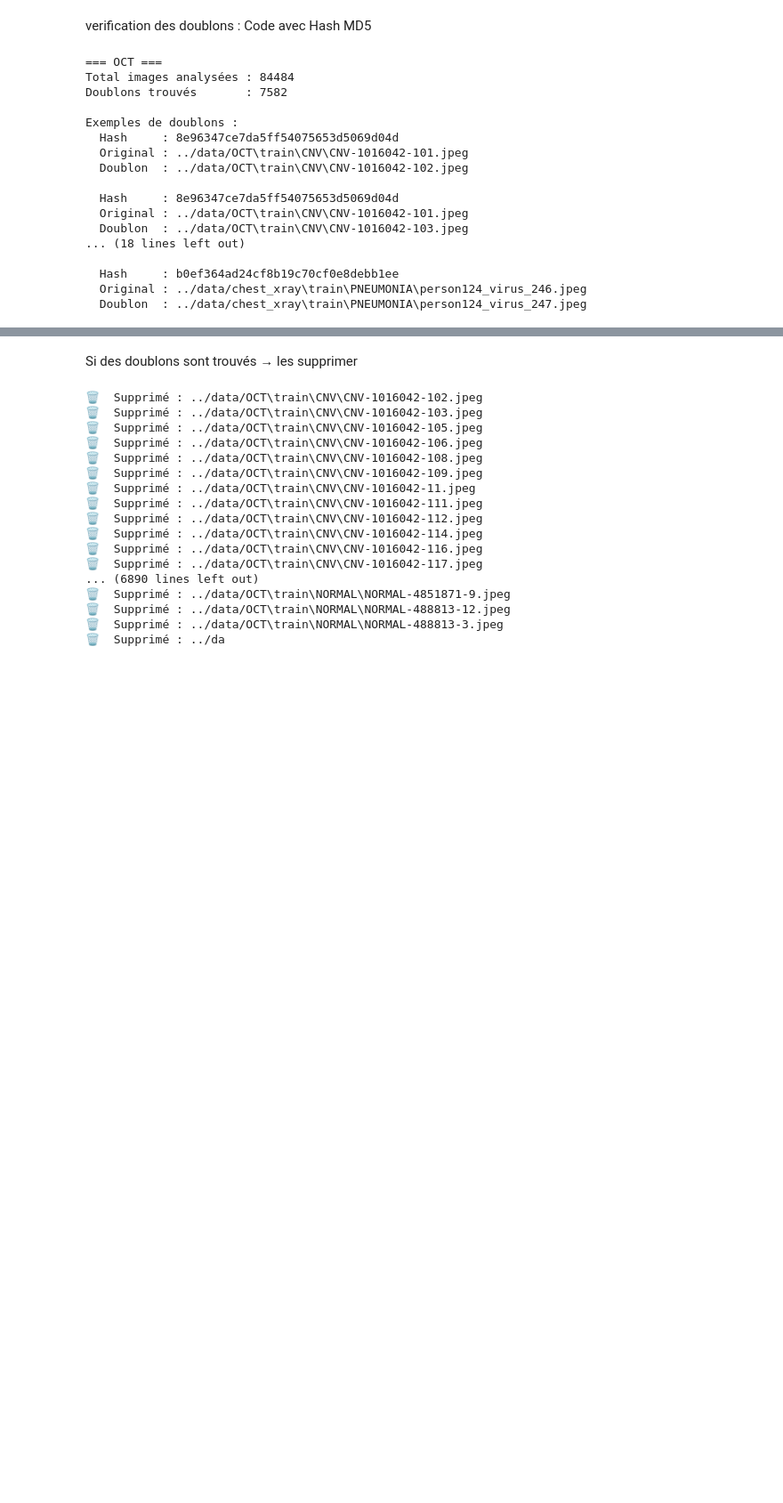
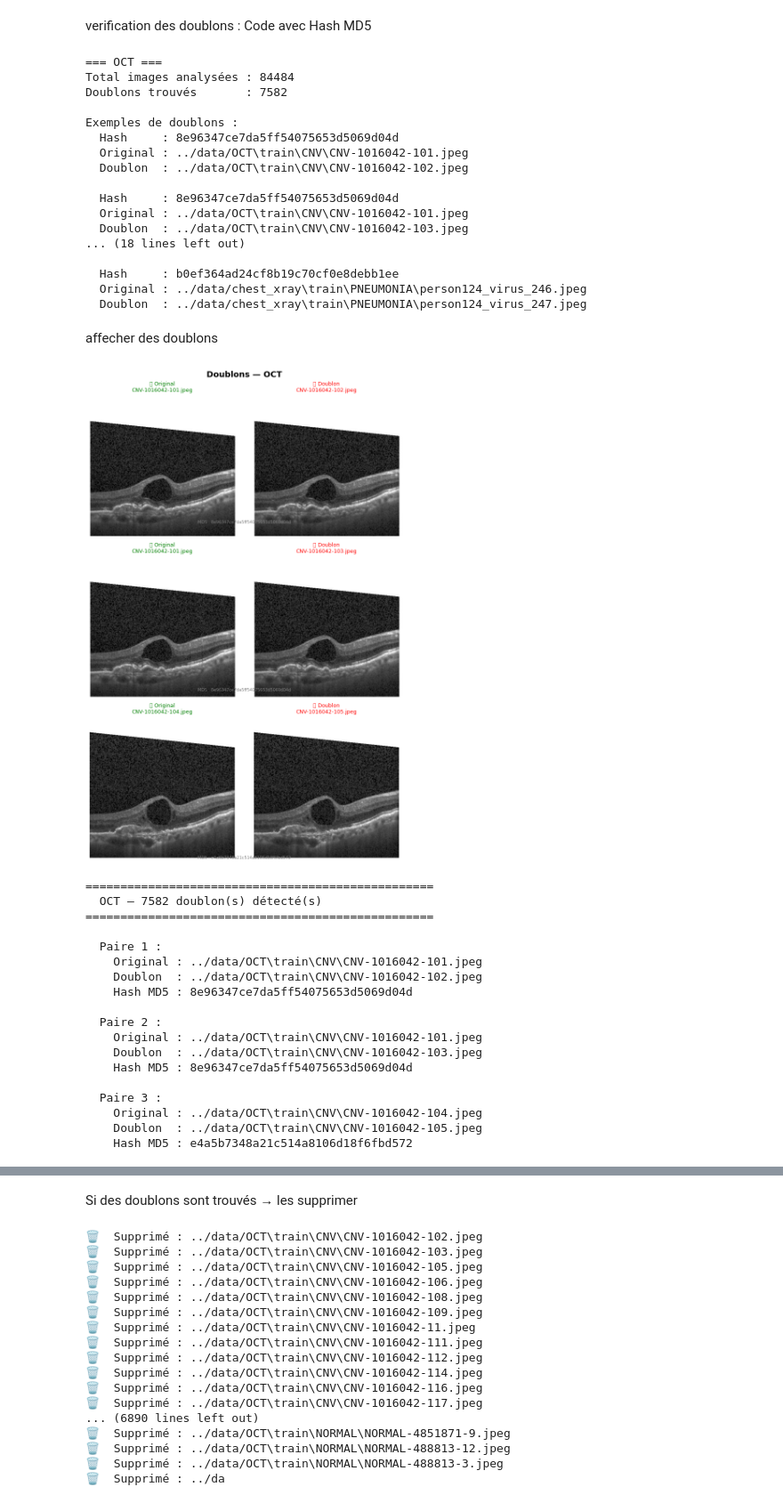
Before and after one commit to zineb-elgaout/Medical-Image-Classification-ResNet50-EfficientNet-B0, a Jupyter notebook: notebooks/02 — Preprocessing.ipynb, the cells around one changed output, grey strips where cells are left out. Shown at 89% size. Drawn from its saved outputs; the diff is of its cells as text; code cells hidden in the pictures; blank space fills up the shorter version.

Commit message:
afficher des doublons

```diff
--- a/notebooks/02 — Preprocessing.ipynb
+++ b/notebooks/02 — Preprocessing.ipynb
@@ -136,3 +136,82 @@ Exemples de doublons :
   Hash     : b0ef364ad24cf8b19c70cf0e8debb1ee
   Original : ../data/chest_xray\train\PNEUMONIA\person124_virus_246.jpeg
   Doublon  : ../data/chest_xray\train\PNEUMONIA\person124_virus_247.jpeg
+# %% [markdown]
+affecher des doublons
+# %%
+def afficher_exemple_doublon(doublons, titre, n=3):
+    if not doublons:
+        print(f"✅ Aucun doublon dans {titre}")
+        return
+
+    # Prendre les n premiers doublons
+    exemples = doublons[:n]
+    fig, axes = plt.subplots(n, 2, figsize=(8, n * 4))
+    fig.suptitle(f"Doublons — {titre}", fontsize=14, fontweight='bold')
+
+    # Si un seul doublon, axes n'est pas 2D → forcer 2D
+    if n == 1:
+        axes = [axes]
+
+    for i, d in enumerate(exemples):
+        img_orig    = Image.open(d['original']).convert('RGB')
+        img_doublon = Image.open(d['doublon']).convert('RGB')
+
+        # ── Original ──────────────────────────────────────────────────────────
+        axes[i][0].imshow(img_orig, cmap='gray')
+        axes[i][0].set_title(
+            f"✅ Original\n{os.path.basename(d['original'])}",
+            fontsize=9, color='green'
+        )
+        axes[i][0].axis('off')
+
+        # ── Doublon ───────────────────────────────────────────────────────────
+        axes[i][1].imshow(img_doublon, cmap='gray')
+        axes[i][1].set_title(
+            f"❌ Doublon\n{os.path.basename(d['doublon'])}",
+            fontsize=9, color='red'
+        )
+        axes[i][1].axis('off')
+
+        # ── Hash en bas de chaque paire ───────────────────────────────────────
+        fig.text(0.5, 1 - (i + 1) / n + 0.01,
+                 f"MD5 : {d['hash']}",
+                 ha='center', fontsize=7, color='gray')
+
+    plt.tight_layout()
+    plt.savefig(f"../results/doublons_{titre}.png")
+    plt.show()
+
+    # ── Résumé texte ──────────────────────────────────────────────────────────
+    print(f"\n{'='*50}")
+    print(f"  {titre} — {len(doublons)} doublon(s) détecté(s)")
+    print(f"{'='*50}")
+    for i, d in enumerate(exemples):
+        print(f"\n  Paire {i+1} :")
+        print(f"    Original : {d['original']}")
+        print(f"    Doublon  : {d['doublon']}")
+        print(f"    Hash MD5 : {d['hash']}")
+
+# ── Appel ─────────────────────────────────────────────────────────────────────
+afficher_exemple_doublon(doublons_oct,  "OCT",   n=3)
+afficher_exemple_doublon(doublons_xray, "X-RAY", n=3)
+# %% [output]
+[figure, added]
+==================================================
+  OCT — 7582 doublon(s) détecté(s)
+==================================================
+
+  Paire 1 :
+    Original : ../data/OCT\train\CNV\CNV-1016042-101.jpeg
+    Doublon  : ../data/OCT\train\CNV\CNV-1016042-102.jpeg
+    Hash MD5 : 8e96347ce7da5ff54075653d5069d04d
+
+  Paire 2 :
+    Original : ../data/OCT\train\CNV\CNV-1016042-101.jpeg
+    Doublon  : ../data/OCT\train\CNV\CNV-1016042-103.jpeg
+    Hash MD5 : 8e96347ce7da5ff54075653d5069d04d
+
+  Paire 3 :
+    Original : ../data/OCT\train\CNV\CNV-1016042-104.jpeg
+    Doublon  : ../data/OCT\train\CNV\CNV-1016042-105.jpeg
+    Hash MD5 : e4a5b7348a21c514a8106d18f6fbd572
```
Also changed, not shown: parts of 1 cell of this notebook.
